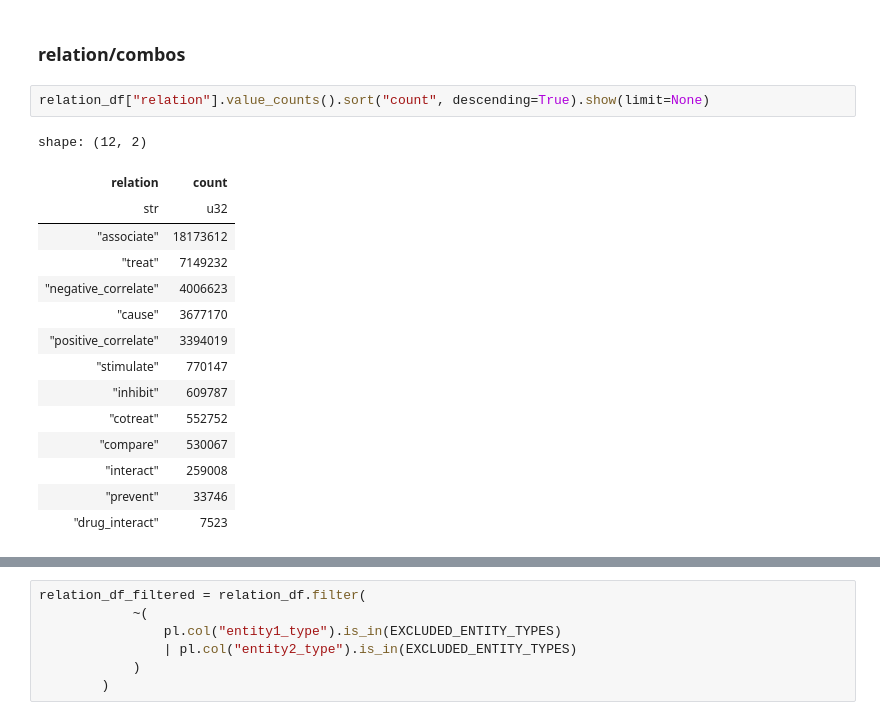
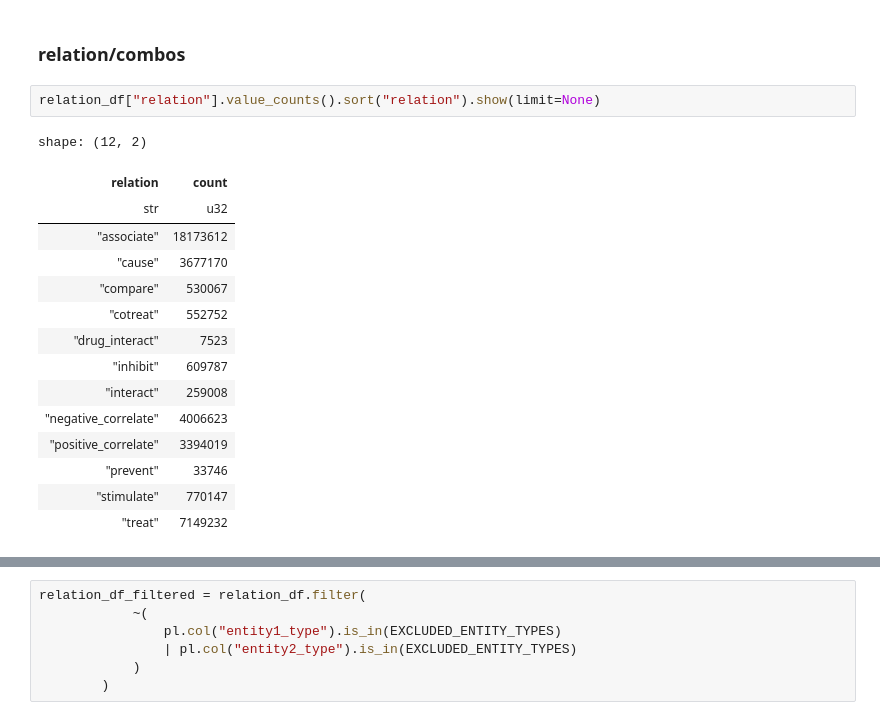
Before and after one commit to NCATSTranslator/translator-ingests, a Jupyter notebook: src/translator_ingest/ingests/pubtator/pubtator_eda.ipynb, the cells around one changed output, grey strips where cells are left out. Cells and saved outputs as stored; diff of their text form.

```diff
--- a/src/translator_ingest/ingests/pubtator/pubtator_eda.ipynb
+++ b/src/translator_ingest/ingests/pubtator/pubtator_eda.ipynb
@@ -589,20 +589,20 @@ shape: (5, 6)
 # %% [markdown]
 ### relation/combos
 # %%
-relation_df["relation"].value_counts().sort("count", descending=True).show(limit=None)
+relation_df["relation"].value_counts().sort("relation").show(limit=None)
 # %% [output]
 shape: (12, 2)
 | relation | count |
 | str | u32 |
 | "associate" | 18173612 |
+| "cause" | 3677170 |
+| "compare" | 530067 |
+| "cotreat" | 552752 |
+| "drug_interact" | 7523 |
+| "inhibit" | 609787 |
+| "interact" | 259008 |
+| "negative_correlate" | 4006623 |
+| "positive_correlate" | 3394019 |
+| "prevent" | 33746 |
+| "stimulate" | 770147 |
 | "treat" | 7149232 |
-| "negative_correlate" | 4006623 |
-| "cause" | 3677170 |
-| "positive_correlate" | 3394019 |
-| "stimulate" | 770147 |
-| "inhibit" | 609787 |
-| "cotreat" | 552752 |
-| "compare" | 530067 |
-| "interact" | 259008 |
-| "prevent" | 33746 |
-| "drug_interact" | 7523 |
```
Also changed, not shown: parts of 95 cells of this notebook.
